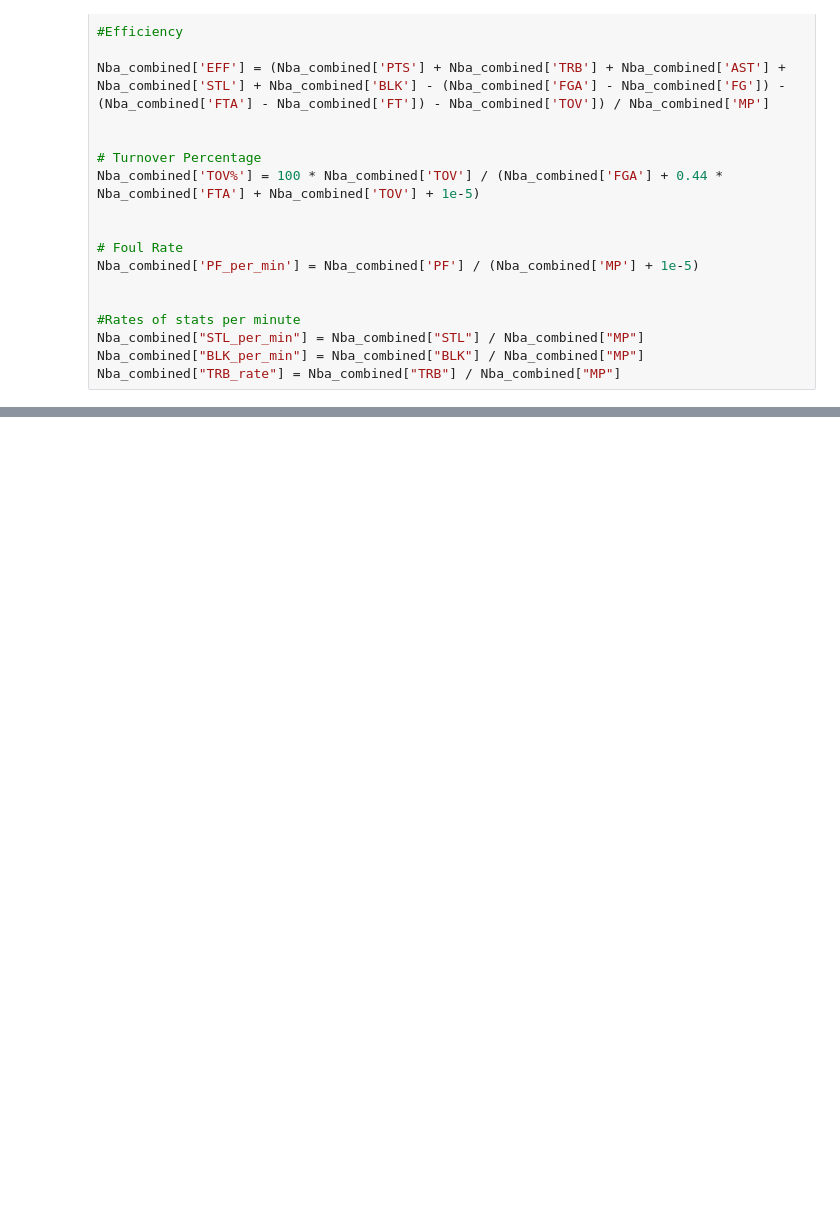
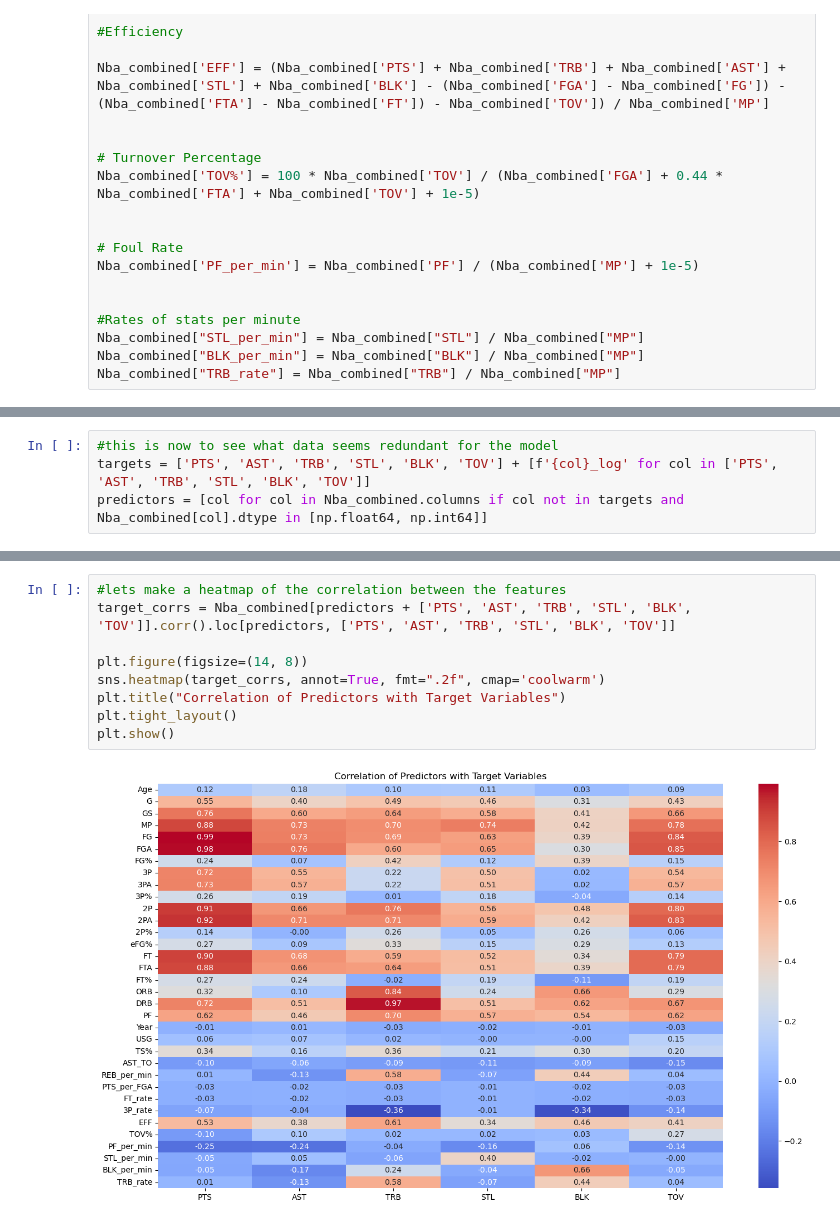
Before and after one commit to oduku1/Omar_Dukureh_Capstone_Final, a Jupyter notebook: data.ipynb, the cells around one changed output, grey strips where cells are left out. Drawn from its saved outputs; the diff is of its cells as text; blank space fills up the shorter version.

```diff
--- a/data.ipynb
+++ b/data.ipynb
@@ -155,0 +241,4 @@ Nba_combined["TRB_rate"] = Nba_combined["TRB"] / Nba_combined["MP"]
+# %%
+#this is now to see what data seems redundant for the model
+targets = ['PTS', 'AST', 'TRB', 'STL', 'BLK', 'TOV'] + [f'{col}_log' for col in ['PTS', 'AST', 'TRB', 'STL', 'BLK', 'TOV']]
+predictors = [col for col in Nba_combined.columns if col not in targets and Nba_combined[col].dtype in [np.float64, np.int64]]
@@ -155,0 +267,11 @@ Nba_combined["TRB_rate"] = Nba_combined["TRB"] / Nba_combined["MP"]
+# %%
+#lets make a heatmap of the correlation between the features
+target_corrs = Nba_combined[predictors + ['PTS', 'AST', 'TRB', 'STL', 'BLK', 'TOV']].corr().loc[predictors, ['PTS', 'AST', 'TRB', 'STL', 'BLK', 'TOV']]
+
+plt.figure(figsize=(14, 8))
+sns.heatmap(target_corrs, annot=True, fmt=".2f", cmap='coolwarm')
+plt.title("Correlation of Predictors with Target Variables")
+plt.tight_layout()
+plt.show()
+# %% [output]
+[figure, added]
```
Also changed, not shown: parts of 12 cells of this notebook.
